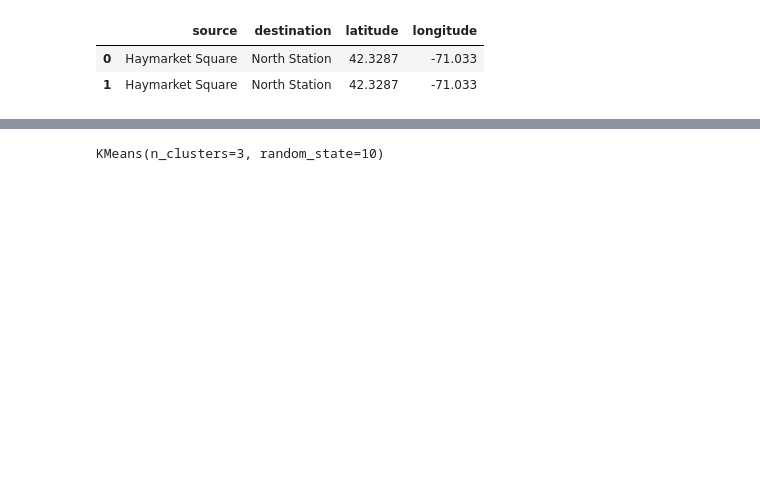
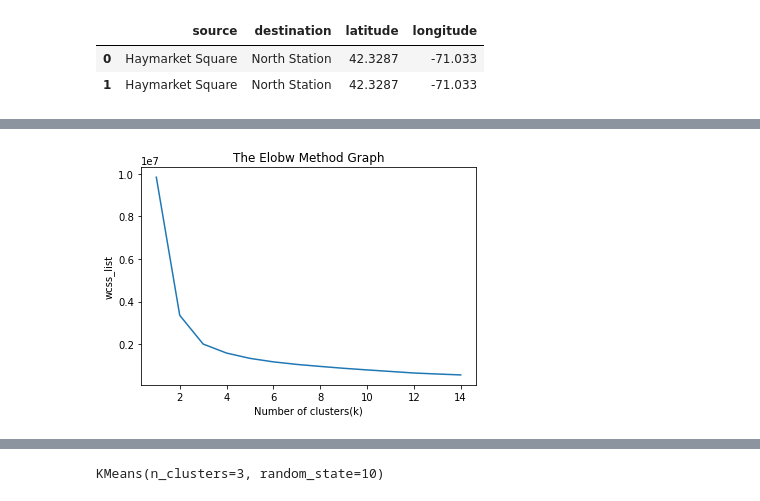
Before and after one commit to AP-2123/taxi-price-pred, a Jupyter notebook: taxi-price-pred.ipynb, the cells around one changed output, grey strips where cells are left out. Drawn from its saved outputs; the diff is of its cells as text; code cells hidden in the pictures; blank space fills up the shorter version.

```diff
--- a/taxi-price-pred.ipynb
+++ b/taxi-price-pred.ipynb
@@ -624,3 +642,21 @@ df_enc.head(2)
 |  | source_Back Bay | source_Beacon Hill | source_Boston University | source_Fenway | source_Financial District | ... |
 | 0 | 0.0 | 0.0 | 0.0 | 0.0 | 0.0 | ... |
 | 1 | 0.0 | 0.0 | 0.0 | 0.0 | 0.0 | ... |
+# %%
+#Finding the optimal number of clusters using the elbow method.
+
+#Initializing the list for the values of WCSS
+wcss_list= []
+
+#Using for loop for iterations from 1 to 15.
+for i in range(1, 15):
+    kmeans = KMeans(n_clusters=i, init='k-means++', random_state= 40)
+    kmeans.fit(df_encoded)
+    wcss_list.append(kmeans.inertia_)
+plt.plot(range(1, 15), wcss_list)
+plt.title('The Elobw Method Graph')
+plt.xlabel('Number of clusters(k)')
+plt.ylabel('wcss_list')
+plt.show()
+# %% [output]
+[figure, added]
```
Also changed, not shown: parts of 27 cells of this notebook.
